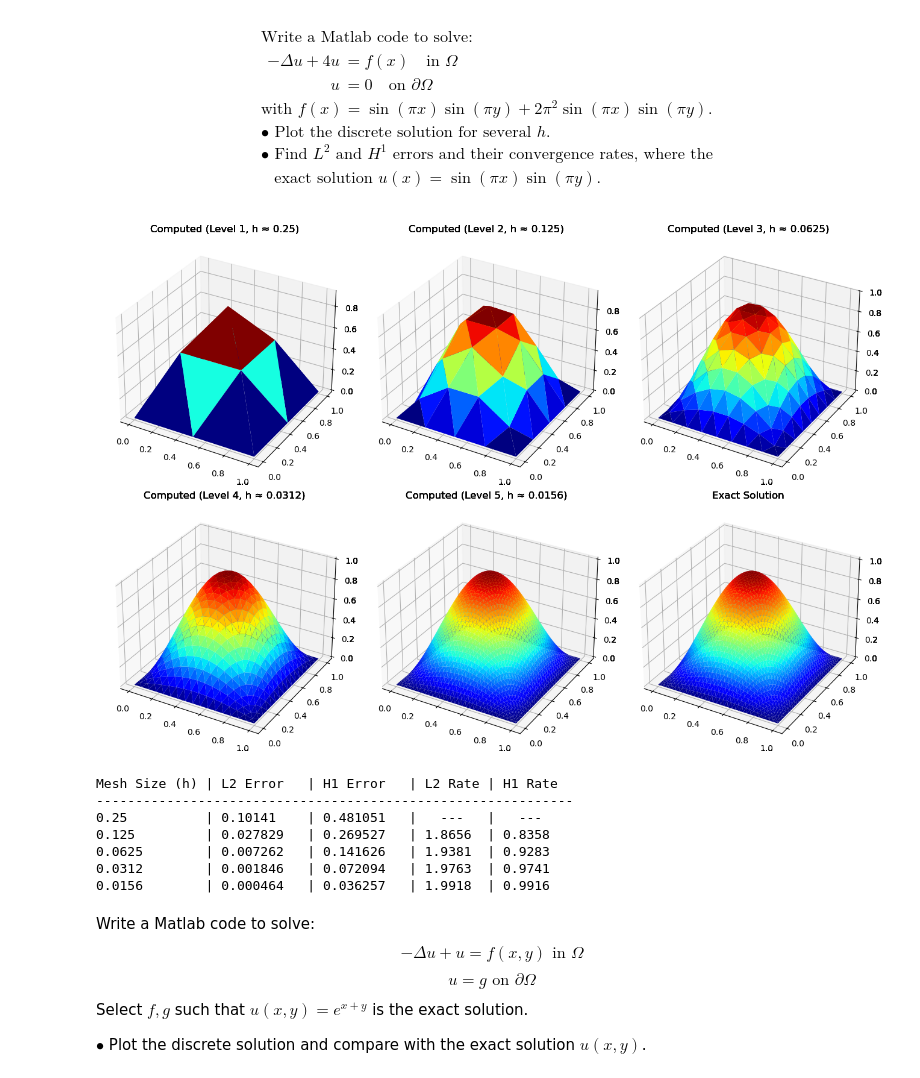
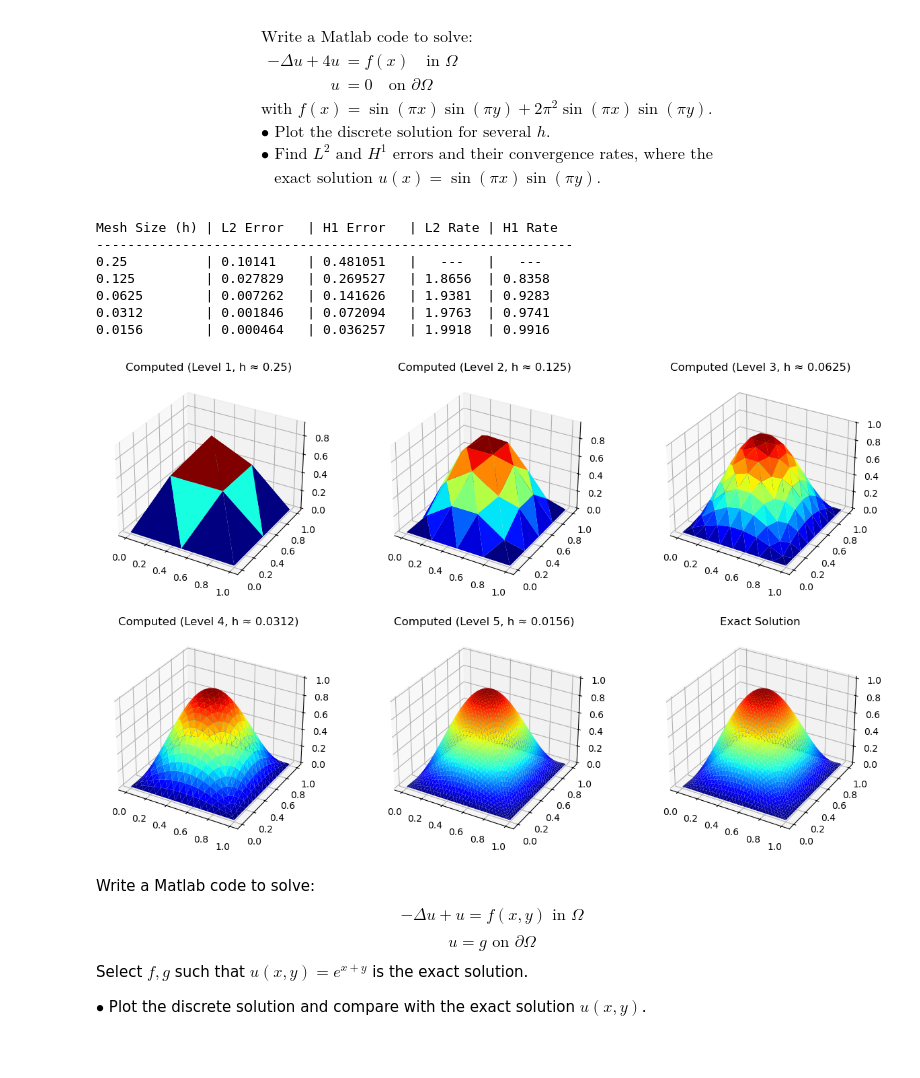
Before and after one commit to Devansh1106/sem8, a Jupyter notebook: fem/assign6_ims22090.ipynb, the cells around one changed output. Drawn from its saved outputs; the diff is of its cells as text; code cells hidden in the pictures; blank space fills up the shorter version.

```diff
--- a/fem/assign6_ims22090.ipynb
+++ b/fem/assign6_ims22090.ipynb
@@ -23,7 +23,6 @@ end
 
 function f(z)
     x, y = z[1], z[2]
-    # Mathematically consistent RHS for -\Delta u + 4u
     return (2 * π^2 + 4) * sin(π * x) * sin(π * y)
 end
 
@@ -141,7 +140,7 @@ function redrefine(Coord, Elem, n2ed, ed2el, Db, Nb)
     return Coord, Elem, Db, Nb
 end
 
-# --- Core FEM Solvers and Error Tracking ---
+# --- FEM Solver and Error ---
 function stima(vertices)
     MatT = vcat(ones(1, 3), vertices')'
     mk = 0.5 * abs(det(MatT'))
@@ -257,45 +256,44 @@ function main()
 
         # At the final level, also plot the exact solution in the 6th subplot space
         if nl == n_levels
             ax_exact = fig.add_subplot(2, 3, 6, projection="3d")
             ax_exact.plot_trisurf(Coord[:, 1], Coord[:, 2], triangles, u_exact, cmap="jet", edgecolor="none")
             ax_exact.set_title("Exact Solution")
         end
     end
 
-    # Adjust layout and show the plots
-    tight_layout()
-    display(fig)
+    # tight_layout()
+    # display(fig)
 
-    # Print Convergence Rates to Terminal
+    # Print Convergence Rates
     println("\nMesh Size (h) | L2 Error   | H1 Error   | L2 Rate | H1 Rate")
     println("-------------------------------------------------------------")
     println(rpad(round(h[1], digits=4), 13), " | ", rpad(round(L2e_arr[1], digits=6), 10), " | ", rpad(round(H1e_arr[1], digits=6), 10), " |   ---   |   ---  ")
 
     for ml in 1:(n_levels-1)
         ocl2 = log(L2e_arr[ml] / L2e_arr[ml+1]) / log(h[ml] / h[ml+1])
         och1 = log(H1e_arr[ml] / H1e_arr[ml+1]) / log(h[ml] / h[ml+1])
 
         h_str = rpad(round(h[ml+1], digits=4), 13)
         l2_str = rpad(round(L2e_arr[ml+1], digits=6), 10)
         h1_str = rpad(round(H1e_arr[ml+1], digits=6), 10)
         l2r_str = rpad(round(ocl2, digits=4), 7)
         h1r_str = rpad(round(och1, digits=4), 7)
 
         println("$h_str | $l2_str | $h1_str | $l2r_str | $h1r_str")
     end
 end
 
 main()
 # %% [output]
+Mesh Size (h) | L2 Error   | H1 Error   | L2 Rate | H1 Rate
+-------------------------------------------------------------
+0.25          | 0.10141    | 0.481051   |   ---   |   ---
+0.125         | 0.027829   | 0.269527   | 1.8656  | 0.8358
+0.0625        | 0.007262   | 0.141626   | 1.9381  | 0.9283
+0.0312        | 0.001846   | 0.072094   | 1.9763  | 0.9741
+0.0156        | 0.000464   | 0.036257   | 1.9918  | 0.9916
-[figure, old version]
+[figure, new version]
-Mesh Size (h) | L2 Error   | H1 Error   | L2 Rate | H1 Rate
--------------------------------------------------------------
-0.25          | 0.10141    | 0.481051   |   ---   |   ---
-0.125         | 0.027829   | 0.269527   | 1.8656  | 0.8358
-0.0625        | 0.007262   | 0.141626   | 1.9381  | 0.9283
-0.0312        | 0.001846   | 0.072094   | 1.9763  | 0.9741
-0.0156        | 0.000464   | 0.036257   | 1.9918  | 0.9916
 # %% [markdown]
 Write a Matlab code to solve:
 $$-\Delta u + u = f(x, y) \text{ in } \Omega$$
```
Also changed, not shown: parts of 2 cells of this notebook.
